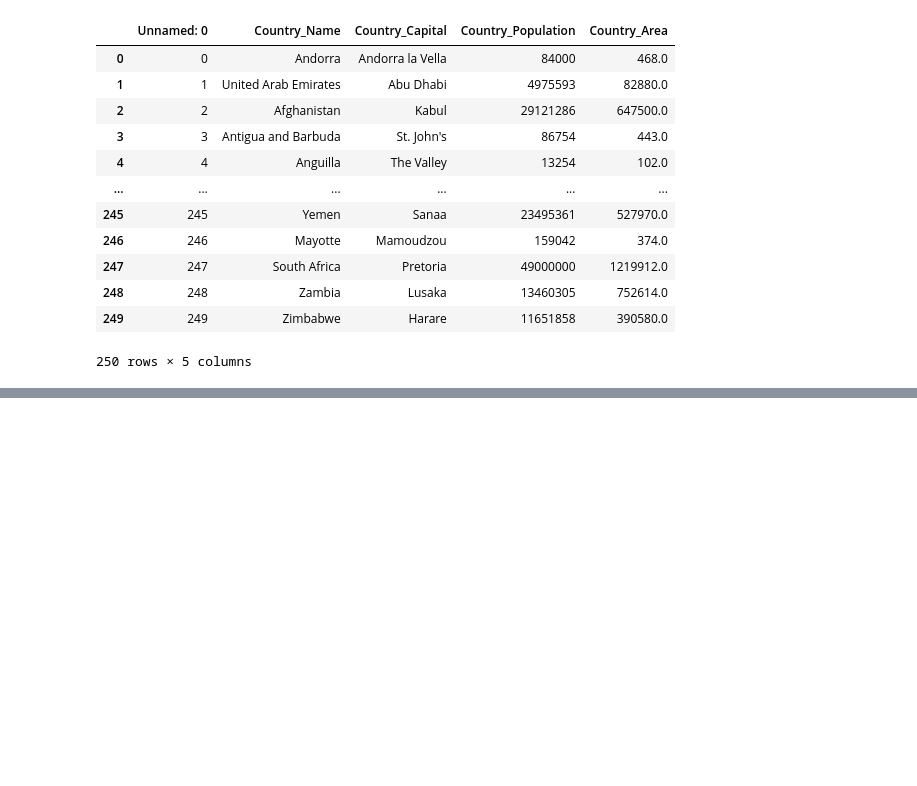
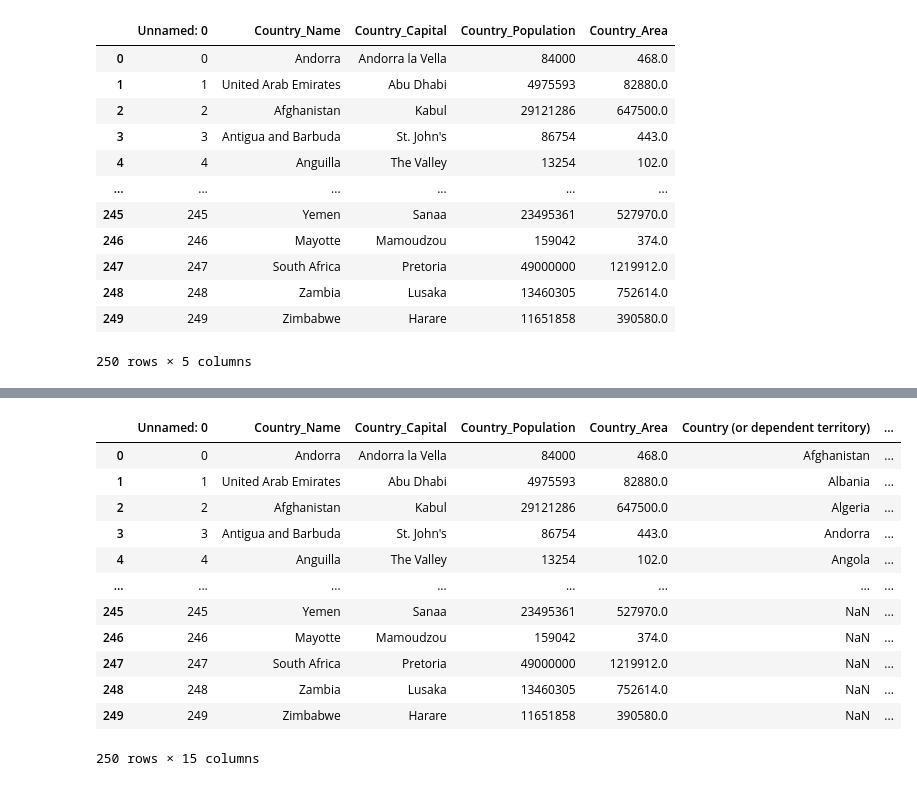
Before and after one commit to PoojaLaveti/Data601, a Jupyter notebook: Week11/hw-11.ipynb, the cells around one changed output, grey strips where cells are left out. Drawn from its saved outputs; the diff is of its cells as text; code cells hidden in the pictures; blank space fills up the shorter version.

```diff
--- a/Week11/hw-11.ipynb
+++ b/Week11/hw-11.ipynb
@@ -149,0 +86,17 @@ https://www.mediawiki.org/
+# %%
+joineddf['PercentageChange']=joineddf[['2022','2027']].pct_change(axis=1)['2027']
+joineddf
+# %% [output]
+|  | Unnamed: 0 | Country_Name | Country_Capital | Country_Population | Country_Area | Country (or dependent territory) | ... |
+| 0 | 0 | Andorra | Andorra la Vella | 84000 | 468.0 | Afghanistan | ... |
+| 1 | 1 | United Arab Emirates | Abu Dhabi | 4975593 | 82880.0 | Albania | ... |
+| 2 | 2 | Afghanistan | Kabul | 29121286 | 647500.0 | Algeria | ... |
+| 3 | 3 | Antigua and Barbuda | St. John's | 86754 | 443.0 | Andorra | ... |
+| 4 | 4 | Anguilla | The Valley | 13254 | 102.0 | Angola | ... |
+| ... | ... | ... | ... | ... | ... | ... | ... |
+| 245 | 245 | Yemen | Sanaa | 23495361 | 527970.0 | NaN | ... |
+| 246 | 246 | Mayotte | Mamoudzou | 159042 | 374.0 | NaN | ... |
+| 247 | 247 | South Africa | Pretoria | 49000000 | 1219912.0 | NaN | ... |
+| 248 | 248 | Zambia | Lusaka | 13460305 | 752614.0 | NaN | ... |
+| 249 | 249 | Zimbabwe | Harare | 11651858 | 390580.0 | NaN | ... |
+250 rows × 15 columns
```
Also changed, not shown: parts of 15 cells of this notebook.
